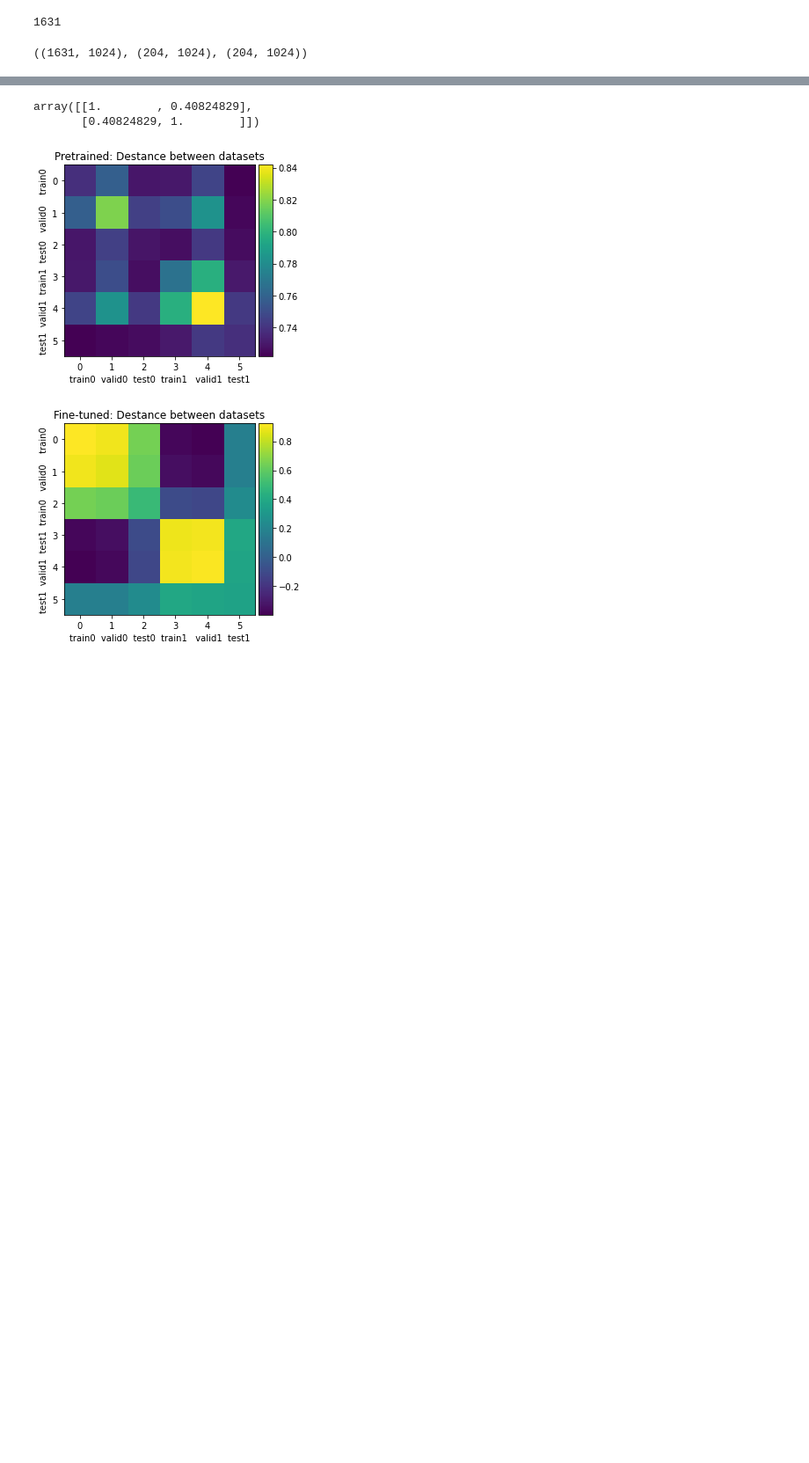
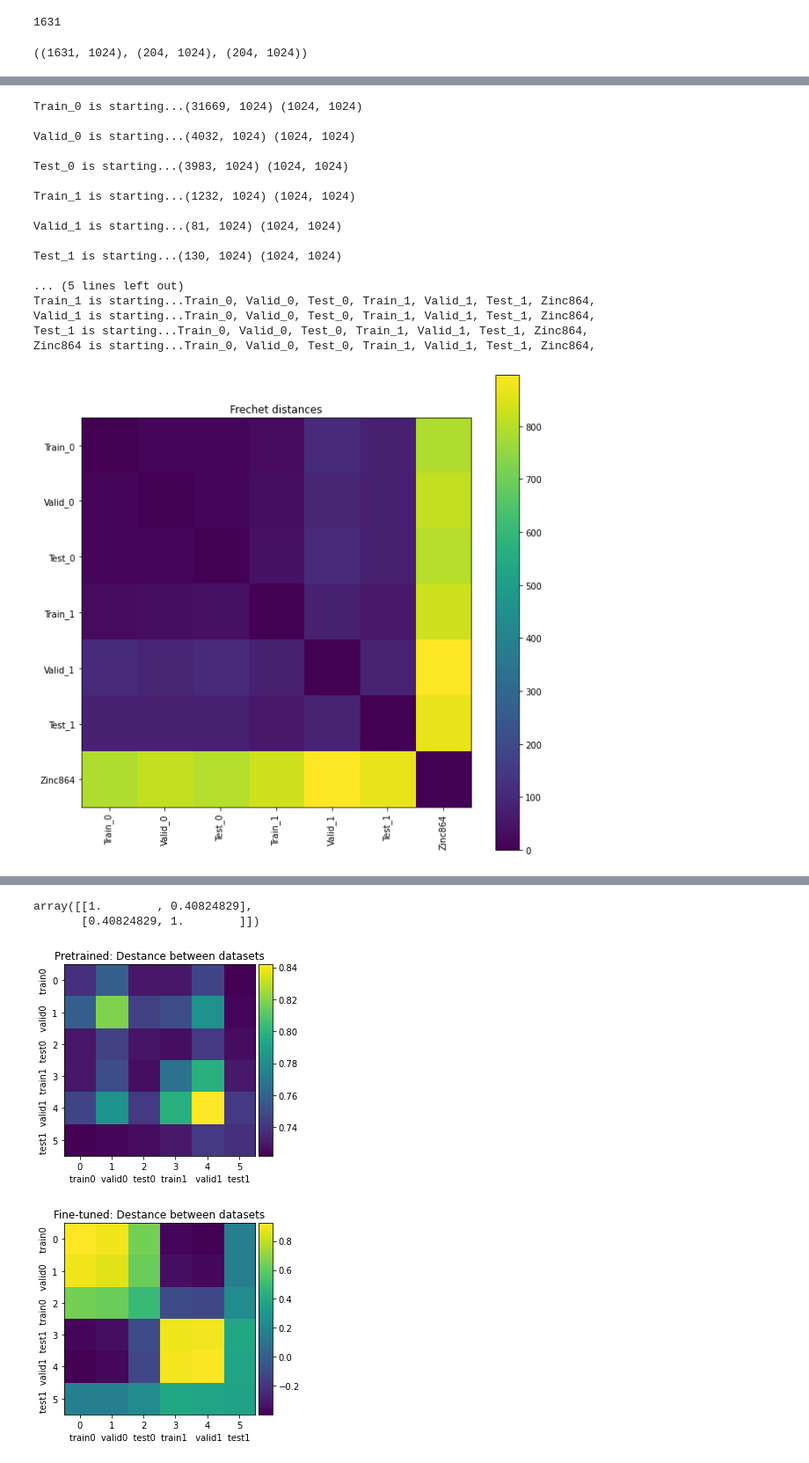
Before and after one commit to YerevaNN/fairseq, a Jupyter notebook: scripts/bbbp-distance.ipynb, the cells around one changed output, grey strips where cells are left out. Shown: that part at 88% size. Saved outputs shown, nothing was run; the diff lists cells and outputs as text; code cells hidden in the pictures; blank space fills up the shorter version.

```diff
--- a/scripts/bbbp-distance.ipynb
+++ b/scripts/bbbp-distance.ipynb
@@ -34,0 +22,5 @@ df
+# %%
+np_pretrained_filename = '/mnt/good/gayane/data/data_load_folder/old/np_HIV_pretrainedTrue.npy'
+
+X_HIV = np.load(np_pretrained_filename)
+df_HIV = pd.read_csv("/mnt/good/gayane/data/data_load_folder/old/df_HIV_pretrainedTrue.csv")
@@ -178,0 +285,21 @@ l = [X_train_0, X_valid_0, X_test_0, X_train_1, X_valid_1, X_test_1]
+# %%
+plot_frechet_with_ZINC864(X_HIV, df_HIV, "HIV")
+# %% [output]
+Train_0 is starting...(31669, 1024) (1024, 1024)
+
+Valid_0 is starting...(4032, 1024) (1024, 1024)
+
+Test_0 is starting...(3983, 1024) (1024, 1024)
+
+Train_1 is starting...(1232, 1024) (1024, 1024)
+
+Valid_1 is starting...(81, 1024) (1024, 1024)
+
+Test_1 is starting...(130, 1024) (1024, 1024)
+
+... (5 lines left out)
+Train_1 is starting...Train_0, Valid_0, Test_0, Train_1, Valid_1, Test_1, Zinc864,
+Valid_1 is starting...Train_0, Valid_0, Test_0, Train_1, Valid_1, Test_1, Zinc864,
+Test_1 is starting...Train_0, Valid_0, Test_0, Train_1, Valid_1, Test_1, Zinc864,
+Zinc864 is starting...Train_0, Valid_0, Test_0, Train_1, Valid_1, Test_1, Zinc864,
+[figure, added]
```
Also changed, not shown: parts of 30 cells of this notebook, 4 other files.
